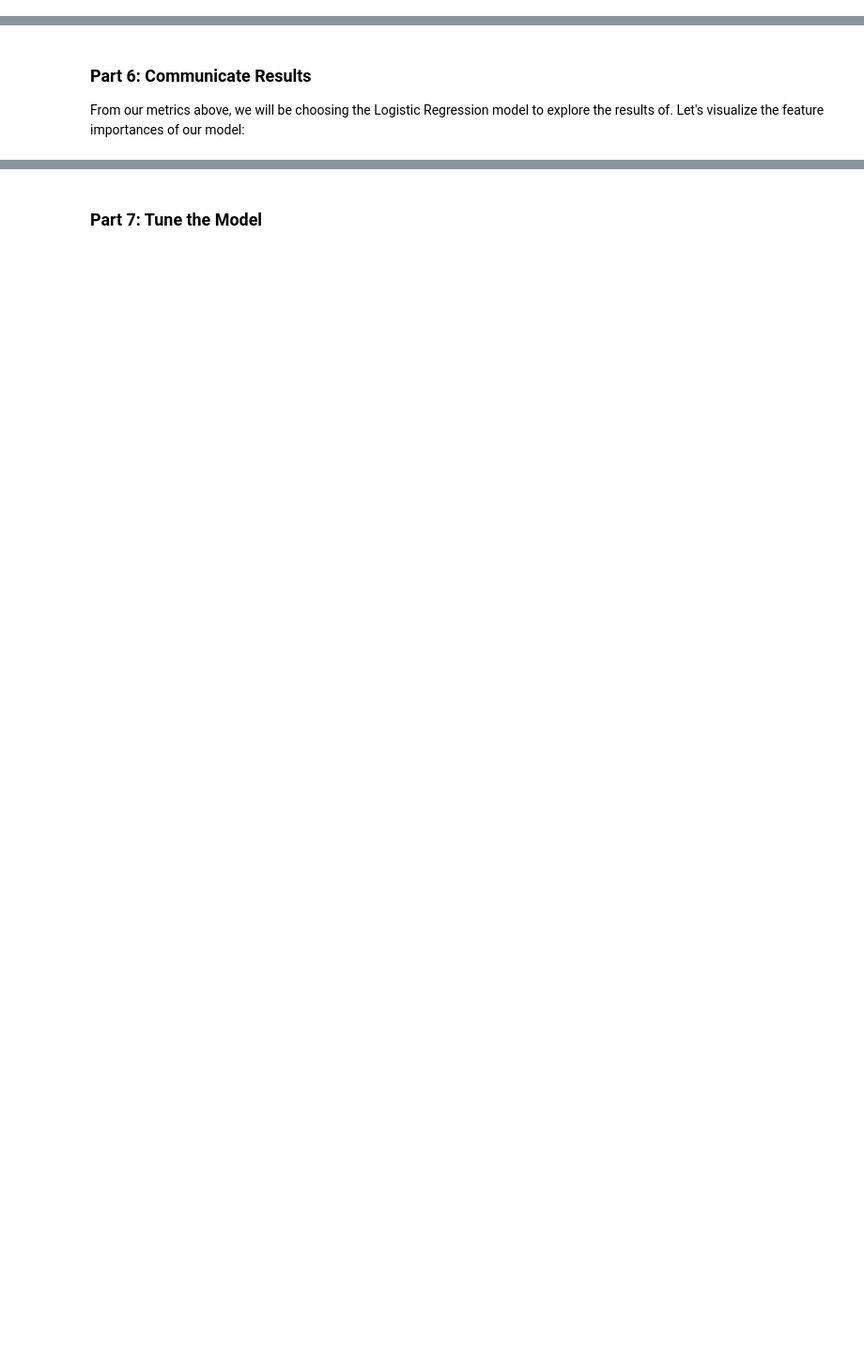
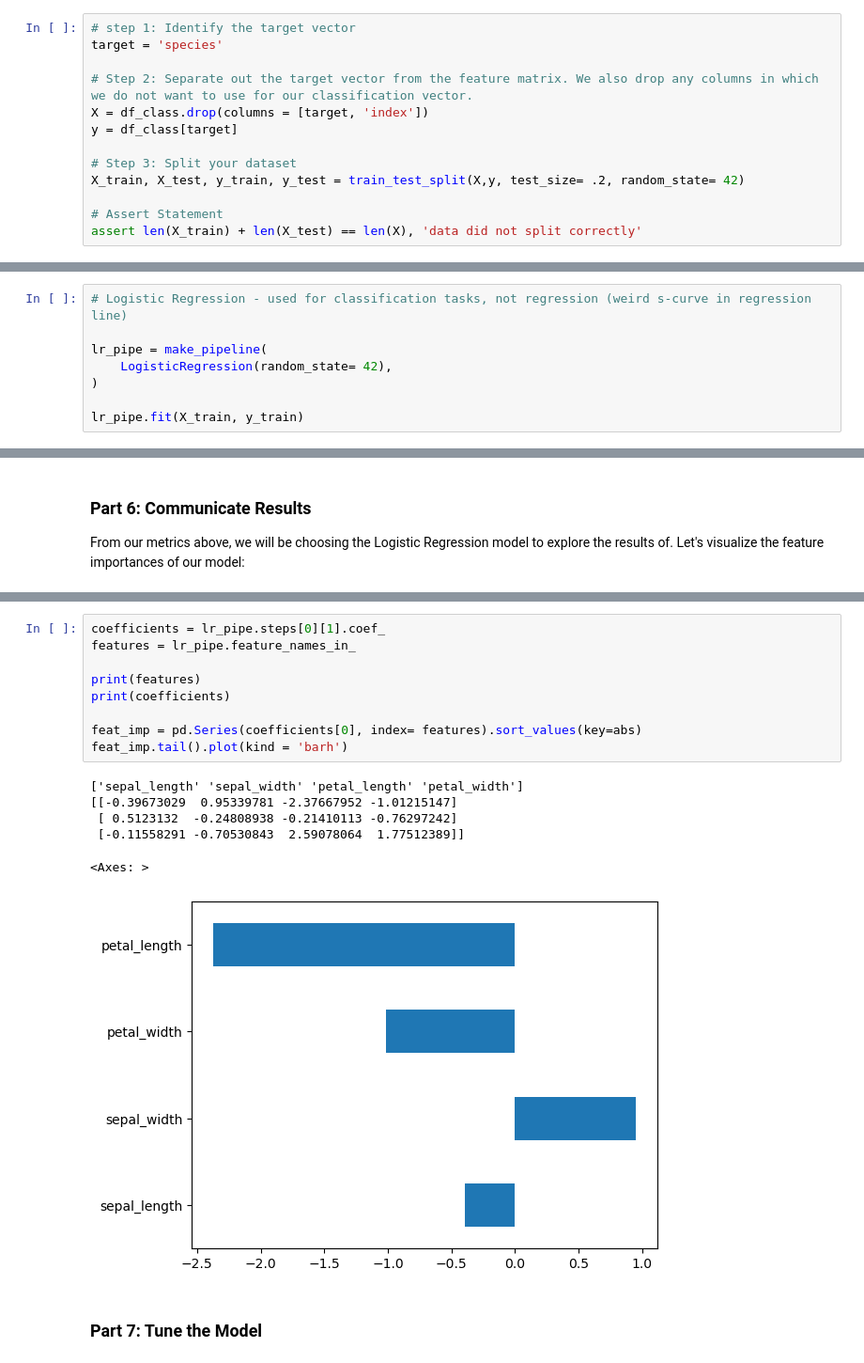
Before and after one commit to andrewapeter801/Coding_Temple, a Jupyter notebook: Week 4/Lecture Notes/D3/Python for DA Day III.ipynb, the cells around one changed output, grey strips where cells are left out. Shown at 94% size. Drawn from its saved outputs; the diff is of its cells as text; blank space fills up the shorter version.

```diff
--- a/Week 4/Lecture Notes/Python for DA Day III.ipynb
+++ b/Week 4/Lecture Notes/D3/Python for DA Day III.ipynb
@@ -627,6 +730,19 @@ Looks like we have a completely even distribution of values between the three un
 We have some outliers in the sepal length and width, however, most of our data is distributed/clustered together.
 # %% [markdown]
 ### Part 2: Split the data
+# %%
+# step 1: Identify the target vector
+target = 'species'
+
+# Step 2: Separate out the target vector from the feature matrix. We also drop any columns in which we do not want to use for our classification vector.
+X = df_class.drop(columns = [target, 'index'])
+y = df_class[target]
+
+# Step 3: Split your dataset
+X_train, X_test, y_train, y_test = train_test_split(X,y, test_size= .2, random_state= 42)
+
+# Assert Statement
+assert len(X_train) + len(X_test) == len(X), 'data did not split correctly'
 # %% [markdown]
 ### Part 3: Establish a baseline
 # %% [markdown]
@@ -635,3 +758,11 @@ Remember from our above example how we establish the baseline for a classificati
 ### Part 4: Model Building
 # %% [markdown]
 Now we can build our models! The key to remember here is that we are building models for a classification task. Because of this, we will want to ensure that we only use the classification versions of our models!
+# %%
+# Logistic Regression - used for classification tasks, not regression (weird s-curve in regression line)
+
+lr_pipe = make_pipeline(
+    LogisticRegression(random_state= 42),
+)
+
+lr_pipe.fit(X_train, y_train)
@@ -644,2 +897,18 @@ From our metrics above, we will be choosing the Logistic Regression model to exp
+# %%
+coefficients = lr_pipe.steps[0][1].coef_
+features = lr_pipe.feature_names_in_
+
+print(features)
+print(coefficients)
+
+feat_imp = pd.Series(coefficients[0], index= features).sort_values(key=abs)
+feat_imp.tail().plot(kind = 'barh')
+# %% [output]
+['sepal_length' 'sepal_width' 'petal_length' 'petal_width']
+[[-0.39673029  0.95339781 -2.37667952 -1.01215147]
+ [ 0.5123132  -0.24808938 -0.21410113 -0.76297242]
+ [-0.11558291 -0.70530843  2.59078064  1.77512389]]
+<Axes: >
+[figure, added]
 # %% [markdown]
 ### Part 7: Tune the Model
```
Also changed, not shown: parts of 29 cells of this notebook, 15 other files.
